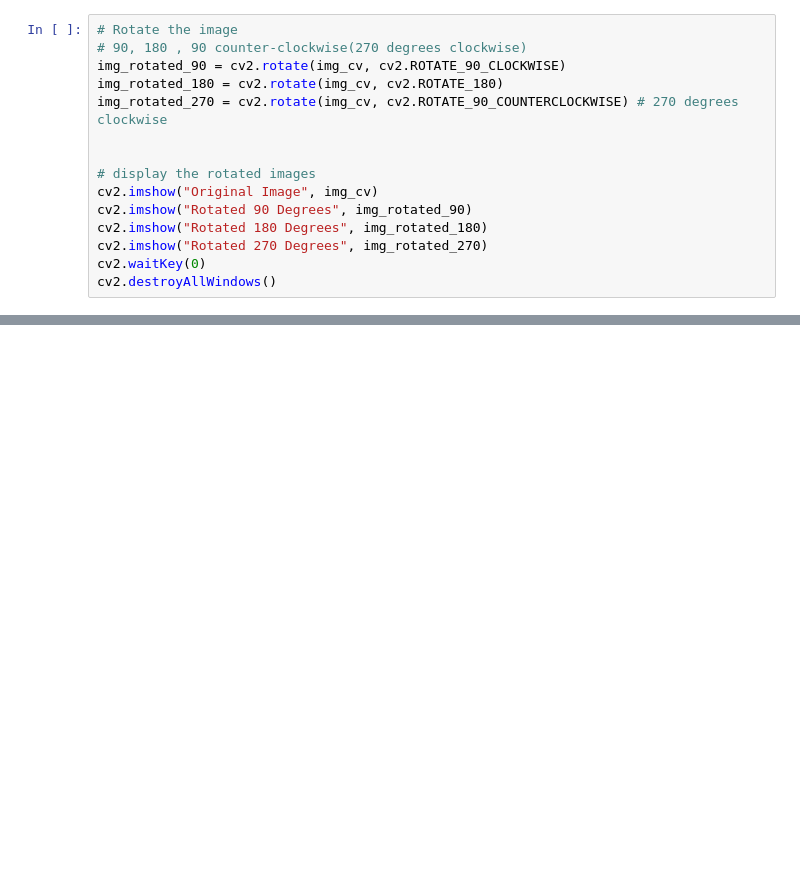
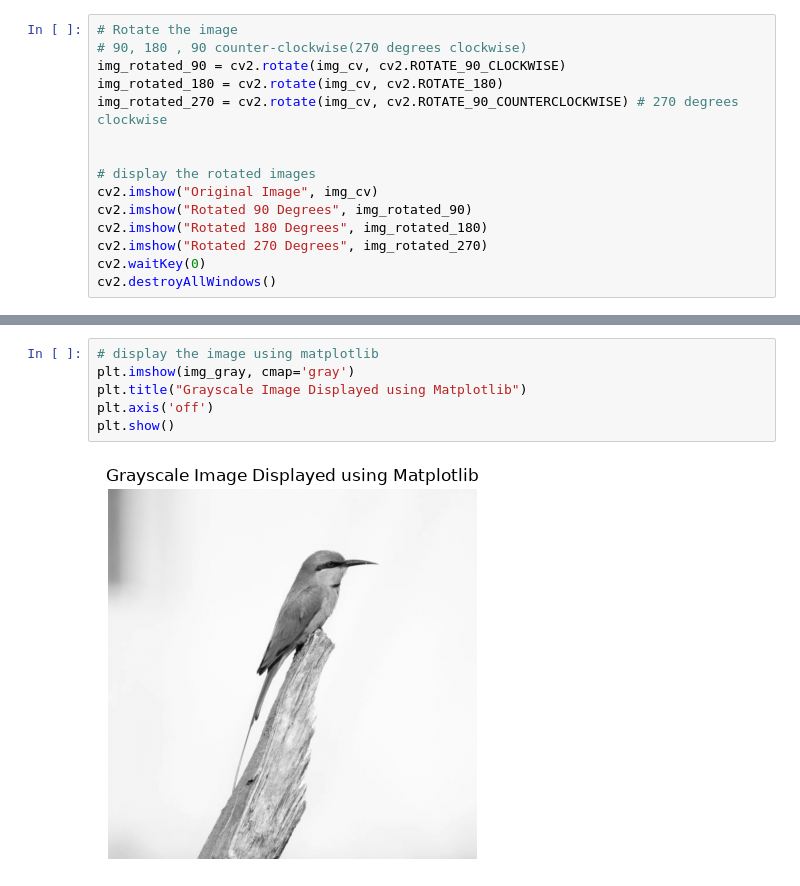
Before and after one commit to vedicskill/custom-yolo-train, a Jupyter notebook: 1-opencv-foundation/image-preprocessing.ipynb, the cells around one changed output, grey strips where cells are left out. Cells and saved outputs as stored; diff of their text form; blank space fills up the shorter version.

```diff
--- a/1-opencv-foundation/image-preprocessing.ipynb
+++ b/1-opencv-foundation/image-preprocessing.ipynb
@@ -53,0 +98,8 @@ cv2.destroyAllWindows()
+# %%
+# display the image using matplotlib
+plt.imshow(img_gray, cmap='gray')
+plt.title("Grayscale Image Displayed using Matplotlib")
+plt.axis('off')
+plt.show()
+# %% [output]
+[figure, added]
```
Also changed, not shown: parts of 8 cells of this notebook, 7 other files.
